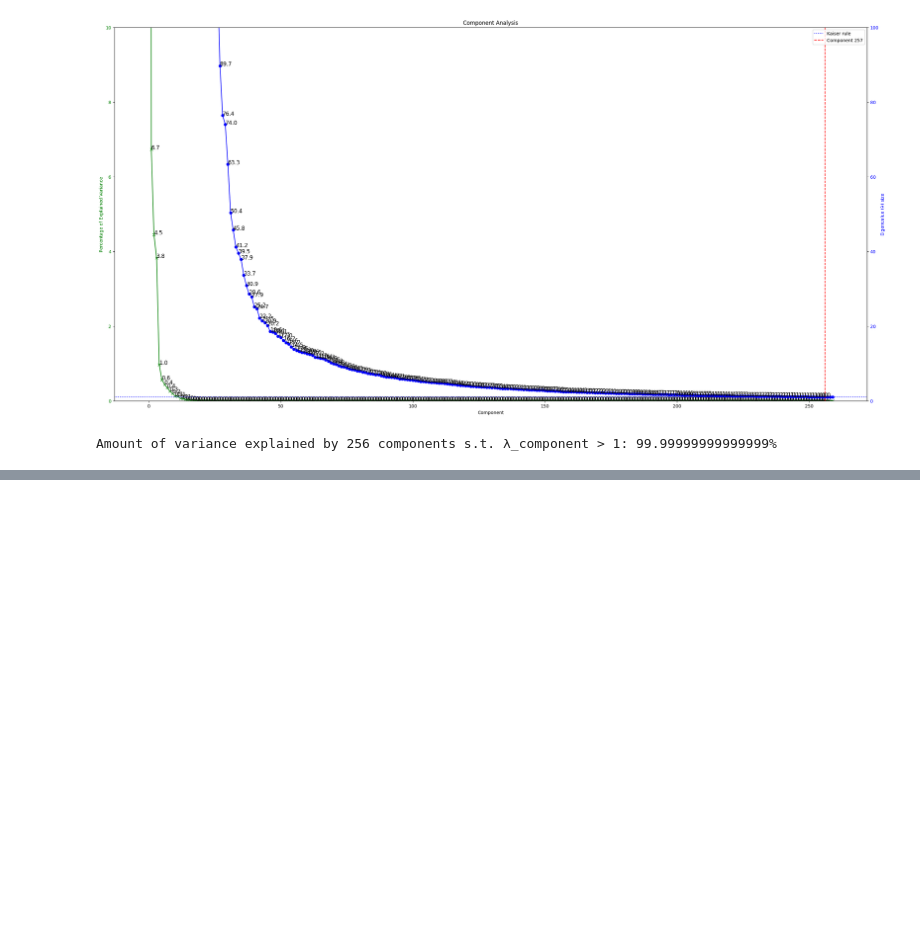
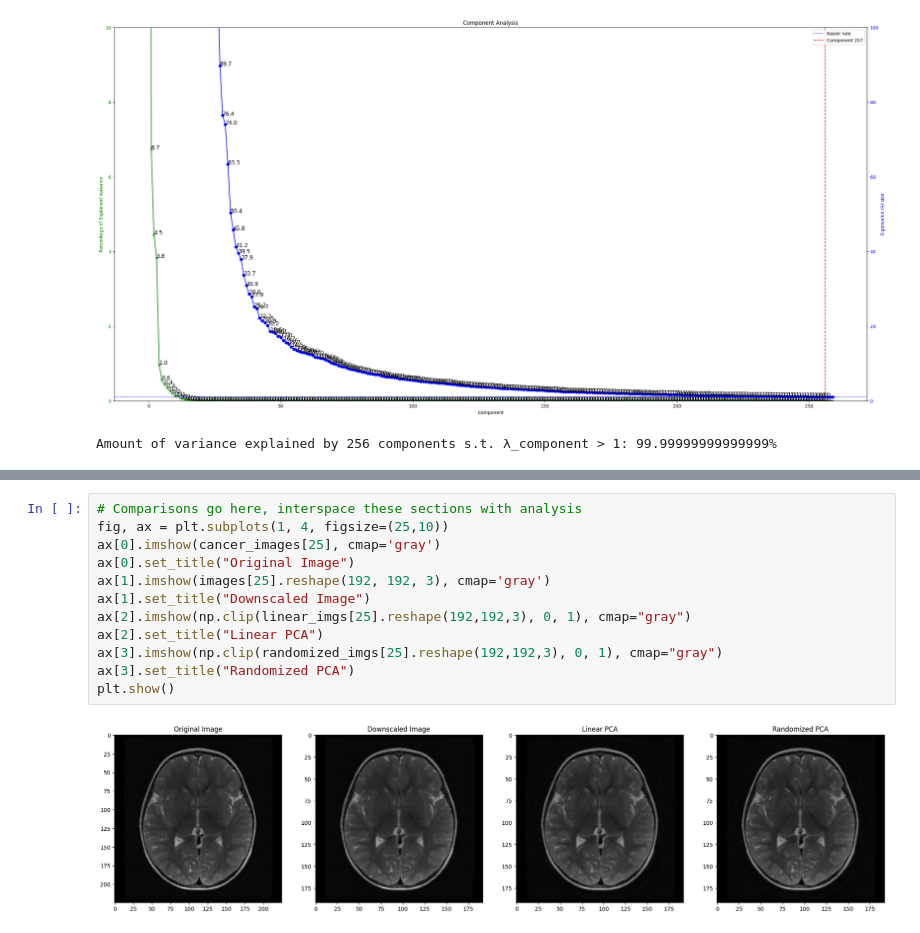
Before and after one commit to S-Bryce/ML-Lab-2, a Jupyter notebook: main.ipynb, the cells around one changed output, grey strips where cells are left out. Saved outputs shown, nothing was run; the diff lists cells and outputs as text; blank space fills up the shorter version.

```diff
--- a/main.ipynb
+++ b/main.ipynb
@@ -249,0 +315,14 @@ plt.show()
+# %%
+# Comparisons go here, interspace these sections with analysis
+fig, ax = plt.subplots(1, 4, figsize=(25,10))
+ax[0].imshow(cancer_images[25], cmap='gray')
+ax[0].set_title("Original Image")
+ax[1].imshow(images[25].reshape(192, 192, 3), cmap='gray')
+ax[1].set_title("Downscaled Image")
+ax[2].imshow(np.clip(linear_imgs[25].reshape(192,192,3), 0, 1), cmap="gray")
+ax[2].set_title("Linear PCA")
+ax[3].imshow(np.clip(randomized_imgs[25].reshape(192,192,3), 0, 1), cmap="gray")
+ax[3].set_title("Randomized PCA")
+plt.show()
+# %% [output]
+[figure, added]
```
Also changed, not shown: parts of 7 cells of this notebook.
